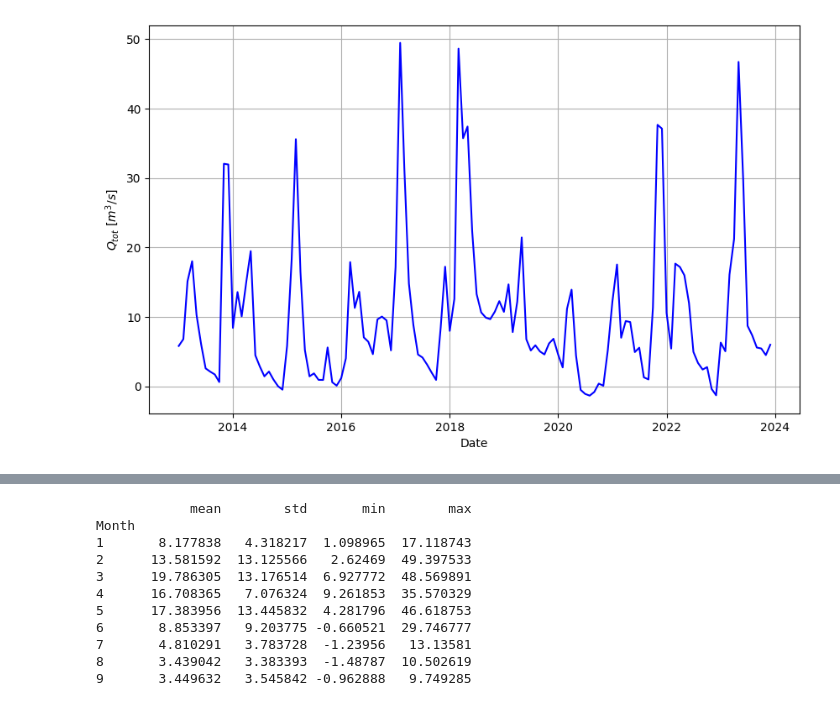
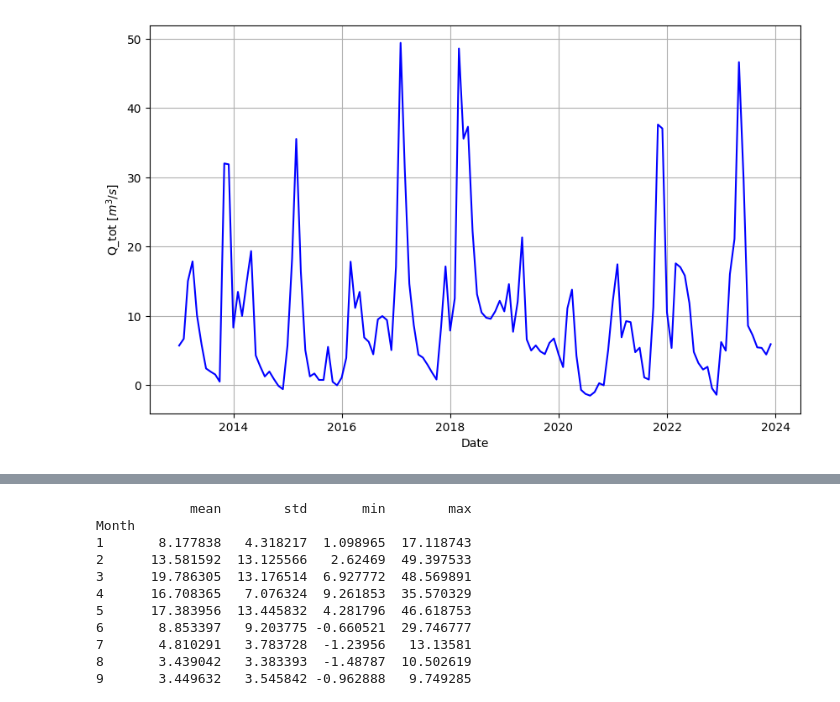
Before and after one commit to NicoloCiuccoli/NeuralProphet_Drought, a Jupyter notebook: code/Demand Index.ipynb, the cells around one changed output, grey strips where cells are left out. Saved outputs shown, nothing was run; the diff lists cells and outputs as text; code cells hidden in the pictures.

```diff
--- a/code/Demand Index.ipynb
+++ b/code/Demand Index.ipynb
@@ -24,11 +38,12 @@ Data
 # %%
 plt.figure(figsize=(10, 6))
-plt.plot(Data['Date'], Data['Net available discharge'], label='Available Water', color='blue')  # Parte nota
+plt.plot(Data['Date'], Data['Q_available-Q_demand '], label='Available Water', color='blue')
+#plt.axhline(y=0, color='red', linestyle='--')  # Vertical Line
 #plt.title('Availabe Water')
 plt.xlabel('Date')
-plt.ylabel('$Q_{tot}$ [$m^3/s$]')
+plt.ylabel('Q_tot [$m^3/s$]')
 #plt.legend()
 plt.grid()
 plt.show()
 # %% [output]
-[figure, old version]
+[figure, new version]
```
Also changed, not shown: parts of 7 cells of this notebook.
